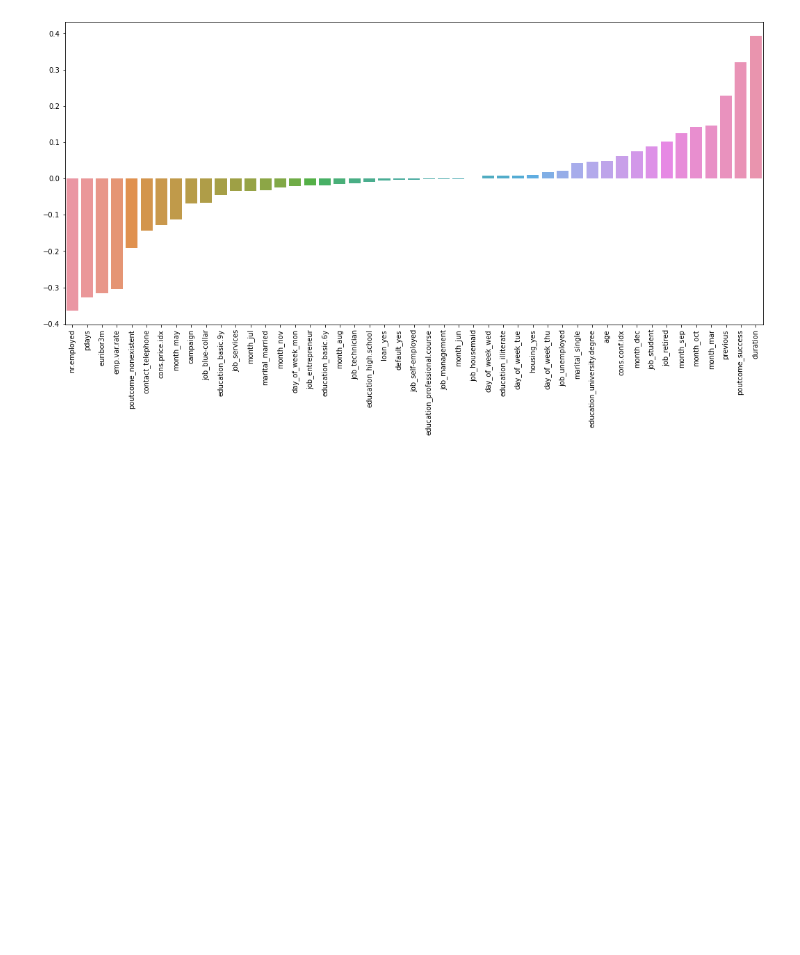
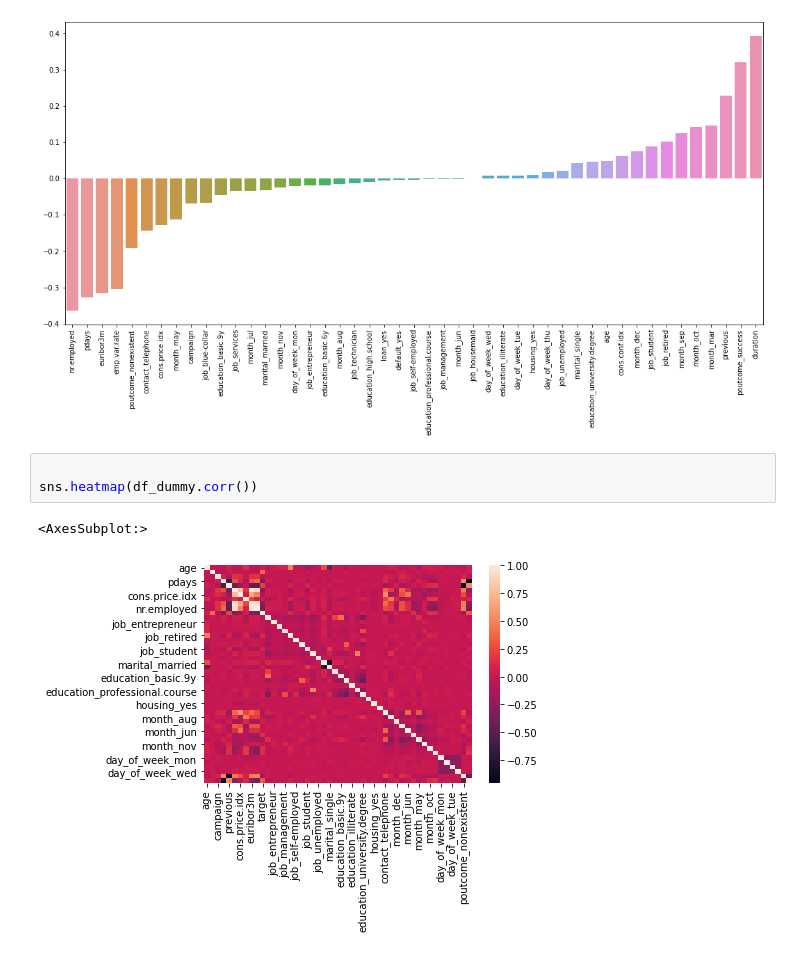
Before and after one commit to ebipm64/Binary-classification-with-Deep-learning, a Jupyter notebook: Code/Exploratory Data Analysis.ipynb, the cells around one changed output. Drawn from its saved outputs; the diff is of its cells as text; blank space fills up the shorter version.

```diff
--- a/Code/Exploratory Data Analysis.ipynb
+++ b/Code/Exploratory Data Analysis.ipynb
@@ -179,3 +168,9 @@ plt.xticks(rotation=90);
 plt.savefig('../Plot/figure 2')
 # %% [output]
 [figure]
+# %%
+
+sns.heatmap(df_dummy.corr())
+# %% [output]
+<AxesSubplot:>
+[figure, added]
```
Also changed, not shown: parts of 3 cells of this notebook, 4 other files.
